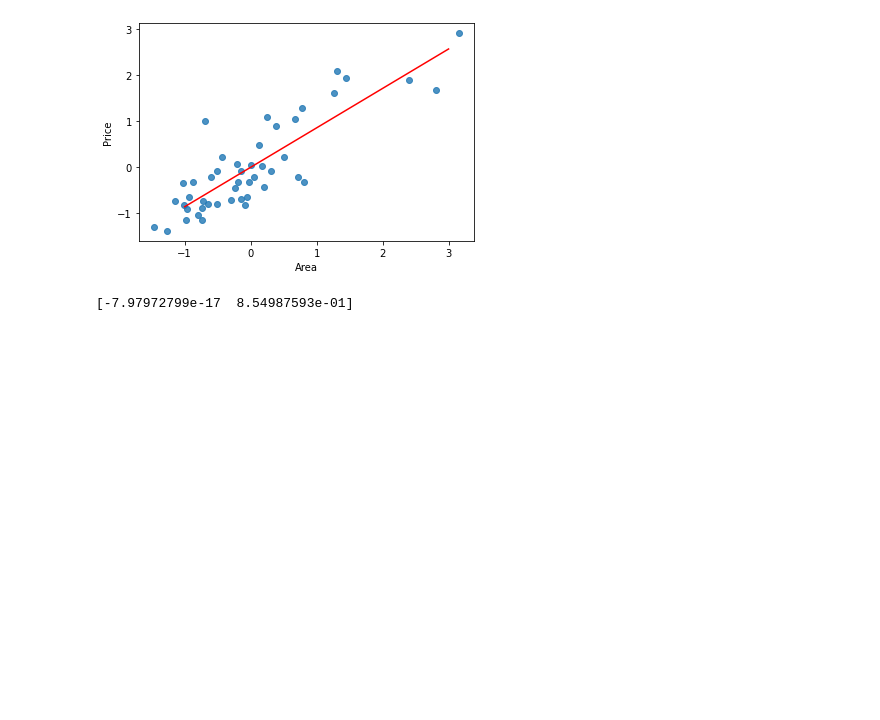
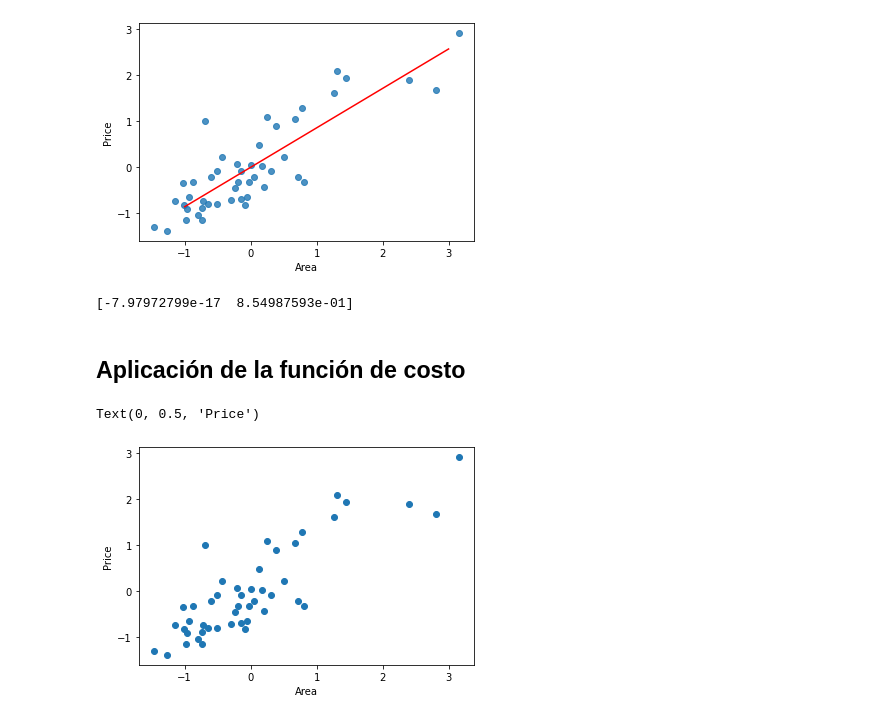
Before and after one commit to Leonardob29/Actividades_Diplomado, a Jupyter notebook: Regresion_Lineal/Regresion_Lineal.ipynb, the cells around one changed output. Drawn from its saved outputs; the diff is of its cells as text; code cells hidden in the pictures; blank space fills up the shorter version.

```diff
--- a/Regresion_Lineal/Regresion_Lineal.ipynb
+++ b/Regresion_Lineal/Regresion_Lineal.ipynb
@@ -133,3 +133,20 @@ plt.show()
 print(B)
 # %% [output]
 [-7.97972799e-17  8.54987593e-01]
+# %% [markdown]
+## Aplicación de la función de costo
+# %%
+## Construcción de las variables
+
+(y_mean, y_std) = (y.mean(), y.std())
+(x_mean, x_std) = (X.mean(), X.std())
+
+z_y = (y - y_mean)/ y_std
+z_x = (X - x_mean)/ x_std
+
+plt.scatter(z_x, z_y)
+plt.xlabel('Area')
+plt.ylabel('Price')
+# %% [output]
+Text(0, 0.5, 'Price')
+[figure, added]
```
Also changed, not shown: parts of 13 cells of this notebook.
